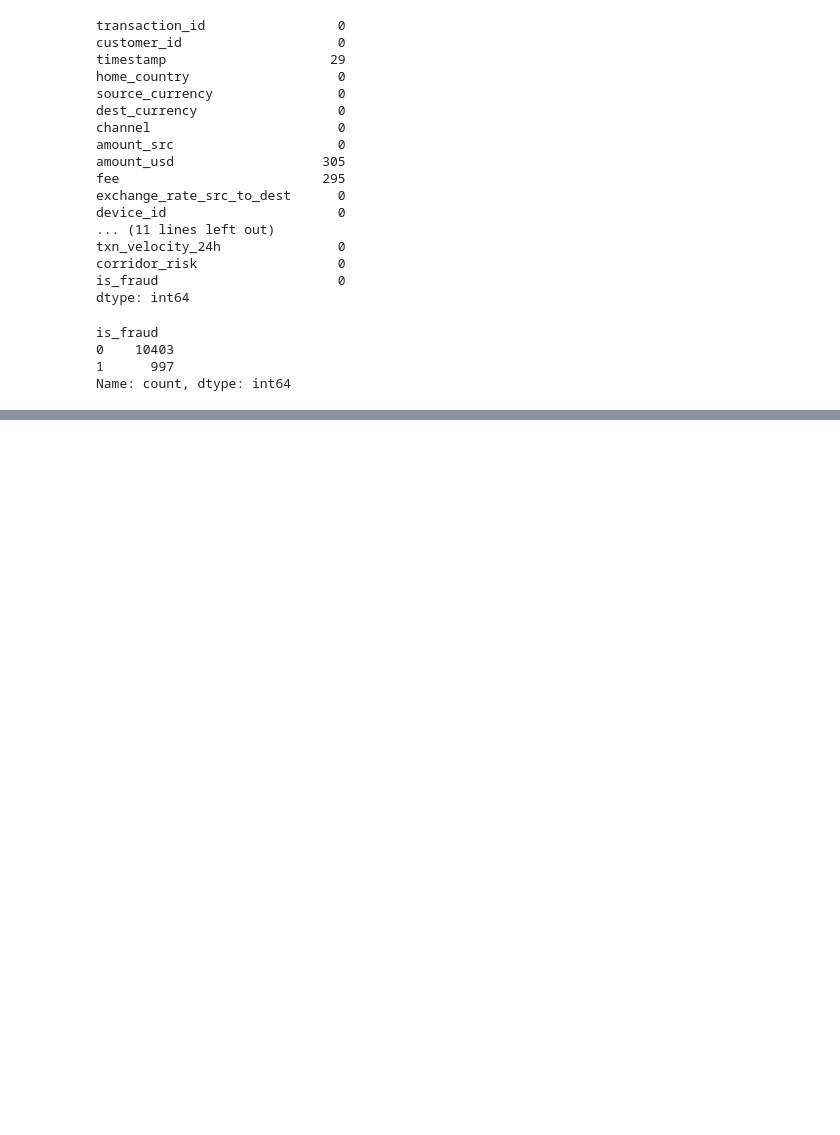
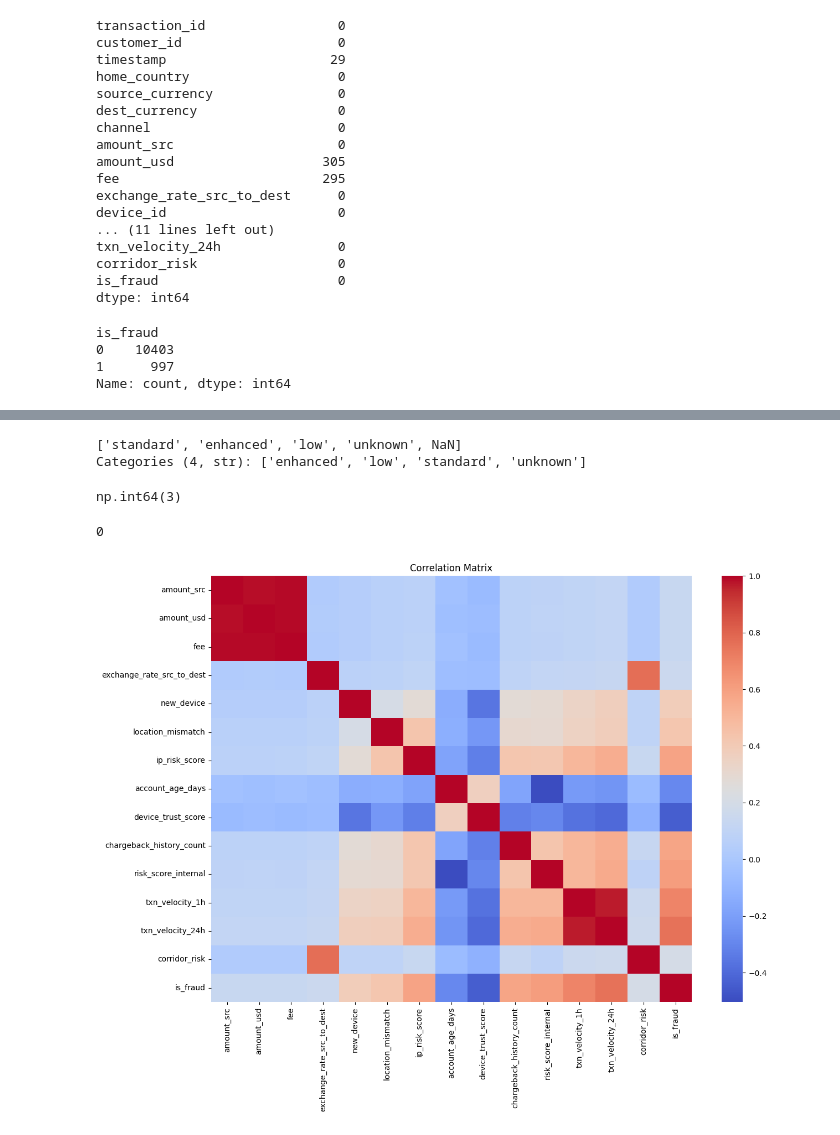
Before and after one commit to Barth40/fraud-detection-ml-platform, a Jupyter notebook: notebooks/01_fraud_eda.ipynb, the cells around one changed output, grey strips where cells are left out. Cells and saved outputs as stored; diff of their text form; code cells hidden in the pictures; blank space fills up the shorter version.

```diff
--- a/notebooks/01_fraud_eda.ipynb
+++ b/notebooks/01_fraud_eda.ipynb
@@ -93,0 +517,6 @@ df.describe()
+# %%
+# Remove unused categories after replacement
+df["kyc_tier"] = df["kyc_tier"].cat.remove_unused_categories()
+
+# Check categories again
+print(df["kyc_tier"].unique())
@@ -93,0 +542,53 @@ df.describe()
+# %%
+import numpy as np
+
+# Convert string 'nan' to actual missing value
+df["kyc_tier"] = df["kyc_tier"].replace("nan", np.nan)
+
+# Remove unused categories
+df["kyc_tier"] = df["kyc_tier"].cat.remove_unused_categories()
+# %%
+print(df["kyc_tier"].unique())
+# %% [output]
+['standard', 'enhanced', 'low', 'unknown', NaN]
+Categories (4, str): ['enhanced', 'low', 'standard', 'unknown']
+# %%
+df["kyc_tier"].isna().sum()
+# %% [output]
+np.int64(3)
+# %%
+# Fill missing values in kyc_tier with "unknown"
+# ============================================================
+# Reason:
+# Missing KYC information may itself indicate higher risk.
+# Instead of dropping the rows, we preserve the transactions
+# and label the missing category as "unknown".
+
+df["kyc_tier"] = df["kyc_tier"].fillna("unknown")
+# %%
+# Verify that no missing values remain
+print(df["kyc_tier"].isna().sum())
+# %% [output]
+0
+# %%
+# Generate correlation matrix for numerical features
+
+import matplotlib.pyplot as plt
+import seaborn as sns
+
+# Select numeric columns only
+numeric_df = df.select_dtypes(include=["int64", "float64"])
+
+# Compute correlation matrix
+corr = numeric_df.corr()
+
+# Plot heatmap
+plt.figure(figsize=(14, 10))
+
+sns.heatmap(corr, cmap="coolwarm")
+
+plt.title("Correlation Matrix")
+
+plt.show()
+# %% [output]
+[figure, added]
```
Also changed, not shown: parts of 56 cells of this notebook, 1 other file.
